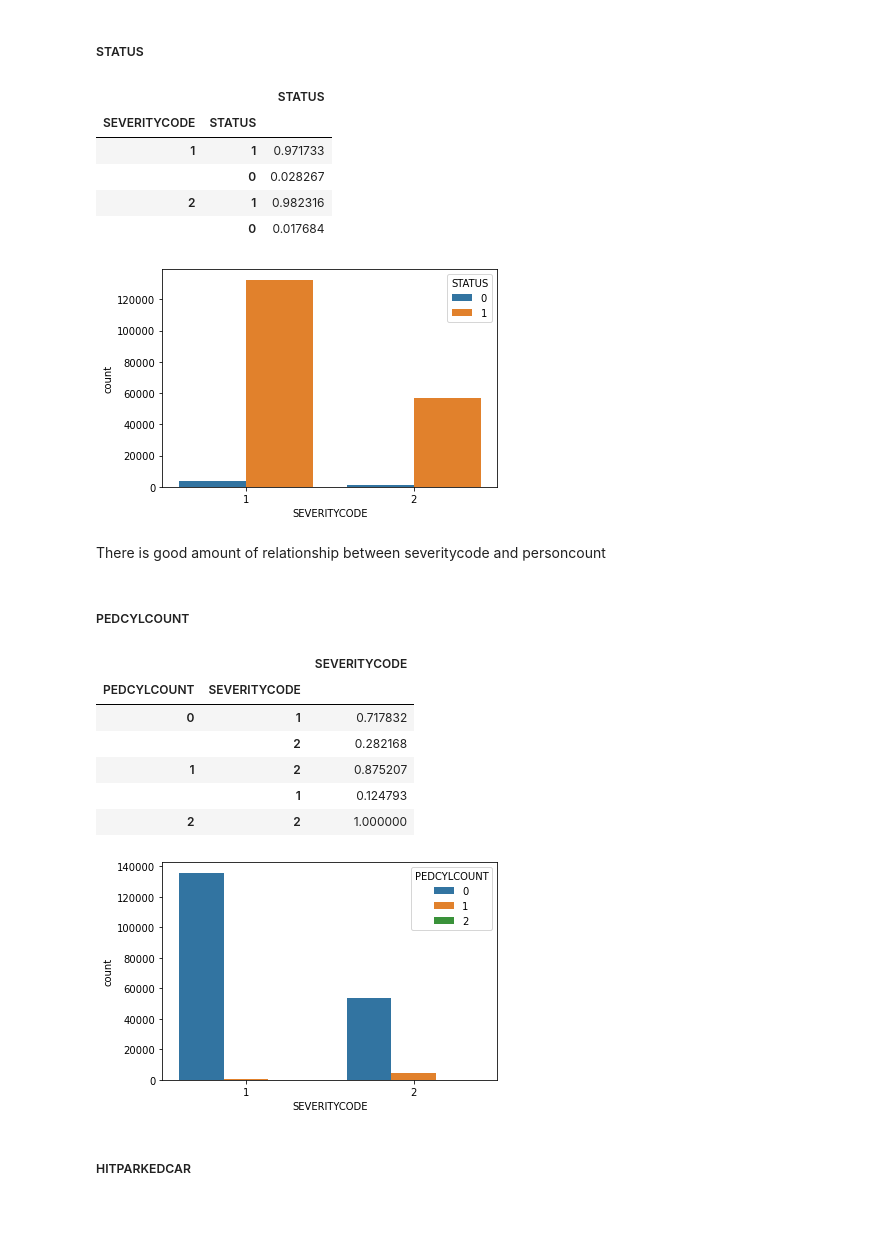
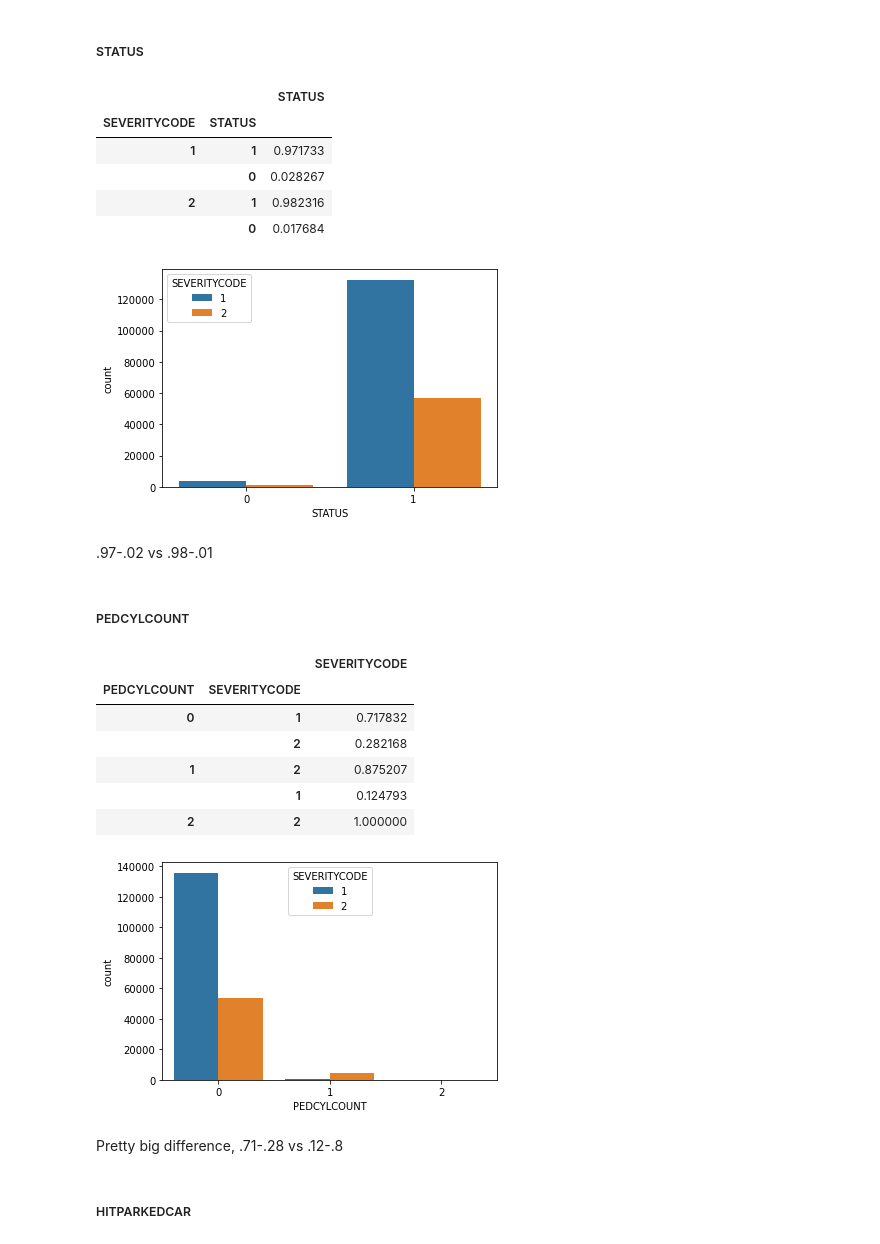
Before and after one commit to Yuanleoluo/Final_Project, a Jupyter notebook: capstoneProject.ipynb, the cells around one changed output. Saved outputs shown, nothing was run; the diff lists cells and outputs as text; code cells hidden in the pictures; blank space fills up the shorter version.

```diff
--- a/capstoneProject.ipynb
+++ b/capstoneProject.ipynb
@@ -657,28 +679,28 @@ df['LIGHTCOND'] = df['LIGHTCOND'].replace({'Dark': 0, 'Dark - Street Lights On':
 # %%
 df['STATUS'] = df['STATUS'].replace({'Matched': 1, 'Unmatched': 0})
 
 # graph of STATUS in relation to SEVERITYCODE
-sn.countplot(data=df, x='SEVERITYCODE', hue='STATUS')
+sn.countplot(data=df, x='STATUS', hue='SEVERITYCODE')
 
 # table of STATUS in relation to SEVERITYCODE
 df.groupby(['SEVERITYCODE'])['STATUS'].value_counts(normalize=True).to_frame()
 # %% [output]
 |  |  | STATUS |
 | SEVERITYCODE | STATUS |  |
 | 1 | 1 | 0.971733 |
 |  | 0 | 0.028267 |
 | 2 | 1 | 0.982316 |
 |  | 0 | 0.017684 |
-[figure, old version]
+[figure, new version]
-# %% [markdown]
-There is good amount of relationship between severitycode and personcount
+# %% [markdown]
+.97-.02 vs .98-.01
 # %% [markdown]
 <h5>PEDCYLCOUNT
 # %%
 # no missing values or catagorical values to fill or encode use as EDA
 
 # graph of PEDCYLCOUNT in relation to SEVERITYCODE
-sn.countplot(data=df, x='SEVERITYCODE', hue='PEDCYLCOUNT')
+sn.countplot(data=df, x='PEDCYLCOUNT', hue='SEVERITYCODE')
 
 # table of PEDCYLCOUNT in relation to SEVERITYCODE
 df.groupby(['PEDCYLCOUNT'])['SEVERITYCODE'].value_counts(normalize=True).to_frame()
@@ -690,7 +712,9 @@ df.groupby(['PEDCYLCOUNT'])['SEVERITYCODE'].value_counts(normalize=True).to_fram
 | 1 | 2 | 0.875207 |
 |  | 1 | 0.124793 |
 | 2 | 2 | 1.000000 |
-[figure, old version]
+[figure, new version]
+# %% [markdown]
+Pretty big difference, .71-.28 vs .12-.8
 # %% [markdown]
 <h5> HITPARKEDCAR
 # %%
```
Also changed, not shown: parts of 56 cells of this notebook.
